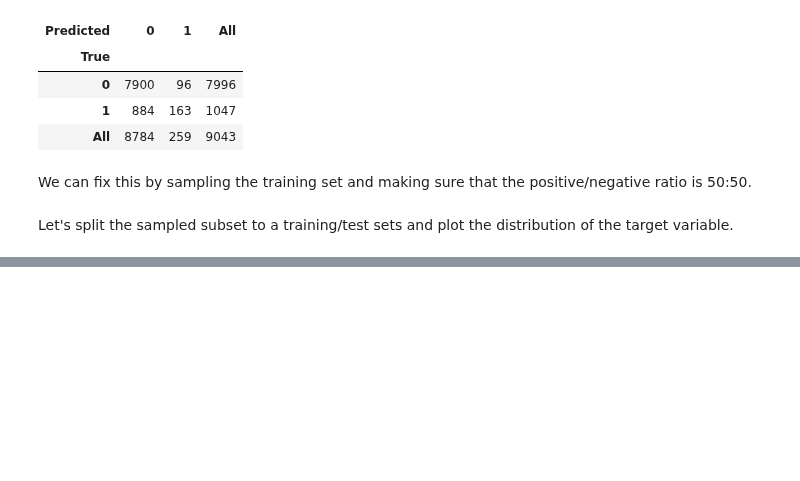
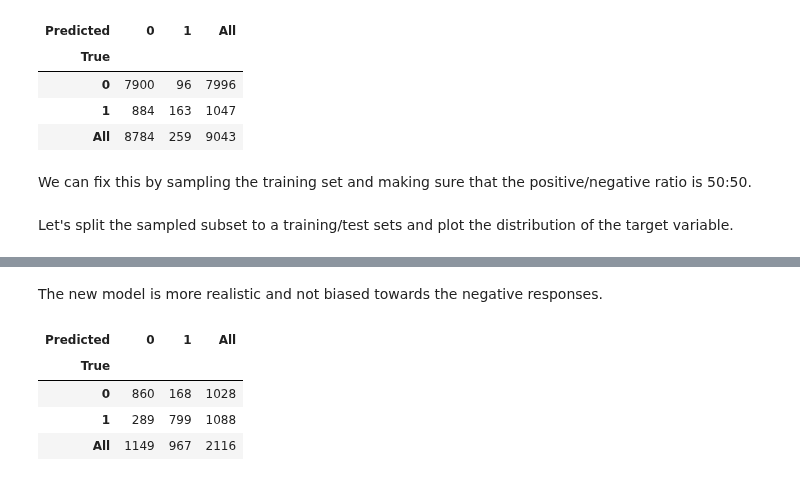
Before and after one commit to vibhutivadje/Python_for_Data_Analysis, a Jupyter notebook: Bank_data_Analysis.ipynb, the cells around one changed output, grey strips where cells are left out. Drawn from its saved outputs; the diff is of its cells as text; code cells hidden in the pictures; blank space fills up the shorter version.

```diff
--- a/Bank_data_Analysis.ipynb
+++ b/Bank_data_Analysis.ipynb
@@ -357,0 +379,10 @@ Let's split the sampled subset to a training/test sets and plot the distribution
+# %% [markdown]
+The new model is more realistic and not biased towards the negative responses.
+# %%
+pd.crosstab(y_test, y_pred, rownames=['True'], colnames=['Predicted'], margins=True)
+# %% [output]
+| Predicted | 0 | 1 | All |
+| True |  |  |  |
+| 0 | 860 | 168 | 1028 |
+| 1 | 289 | 799 | 1088 |
+| All | 1149 | 967 | 2116 |
```
Also changed, not shown: parts of 4 cells of this notebook.
